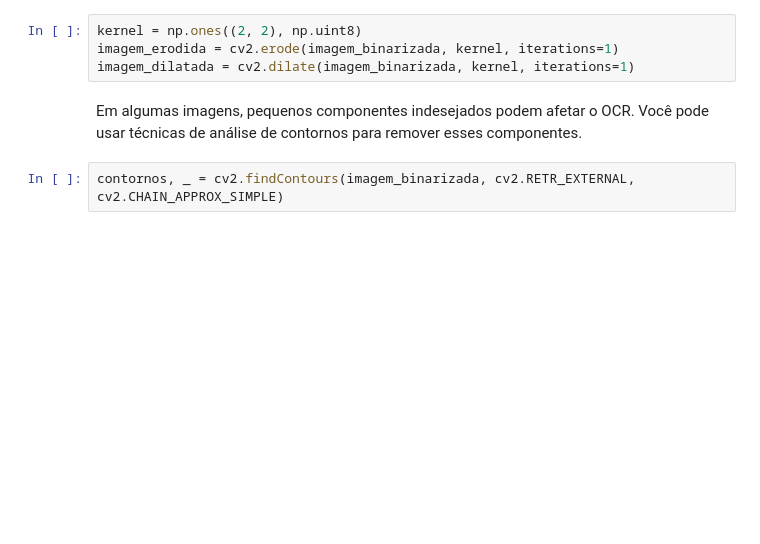
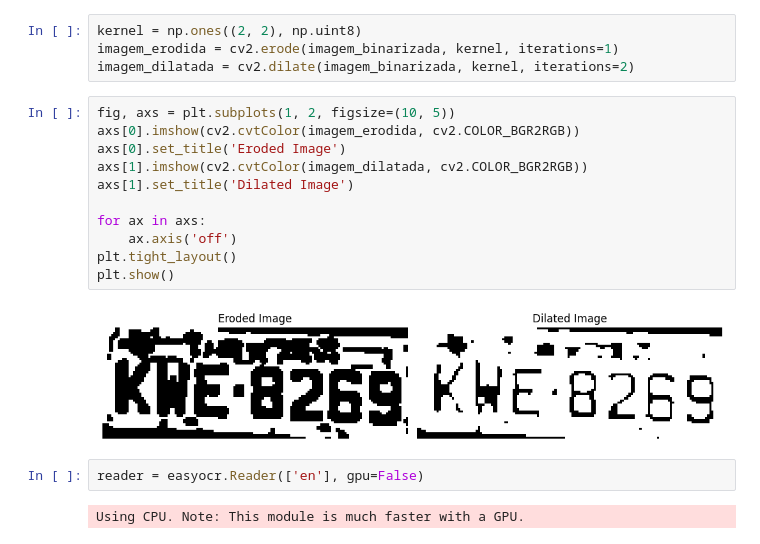
Before and after one commit to HerbertMariano/OCR_UFRRJ, a Jupyter notebook: Untitled-1.ipynb, the cells around one changed output. Cells and saved outputs as stored; diff of their text form; blank space fills up the shorter version.

Commit message:
testando opencv e easyocr + preprocess

```diff
--- a/Untitled-1.ipynb
+++ b/Untitled-1.ipynb
@@ -80,8 +117,21 @@ A erosão pode ser usada para reduzir a espessura do texto, enquanto a dilataç
 # %%
 kernel = np.ones((2, 2), np.uint8)
 imagem_erodida = cv2.erode(imagem_binarizada, kernel, iterations=1)
-imagem_dilatada = cv2.dilate(imagem_binarizada, kernel, iterations=1)
+imagem_dilatada = cv2.dilate(imagem_binarizada, kernel, iterations=2)
-# %% [markdown]
-Em algumas imagens, pequenos componentes indesejados podem afetar o OCR. Você pode usar técnicas de análise de contornos para remover esses componentes.
-# %%
-contornos, _ = cv2.findContours(imagem_binarizada, cv2.RETR_EXTERNAL, cv2.CHAIN_APPROX_SIMPLE)
+# %%
+fig, axs = plt.subplots(1, 2, figsize=(10, 5))
+axs[0].imshow(cv2.cvtColor(imagem_erodida, cv2.COLOR_BGR2RGB))
+axs[0].set_title('Eroded Image')
+axs[1].imshow(cv2.cvtColor(imagem_dilatada, cv2.COLOR_BGR2RGB))
+axs[1].set_title('Dilated Image')
+
+for ax in axs:
+    ax.axis('off')
+plt.tight_layout()
+plt.show()
+# %% [output]
+[figure, added]
+# %%
+reader = easyocr.Reader(['en'], gpu=False)
+# %% [output]
+Using CPU. Note: This module is much faster with a GPU.
```
Also changed, not shown: parts of 22 cells of this notebook, 23 other files.
